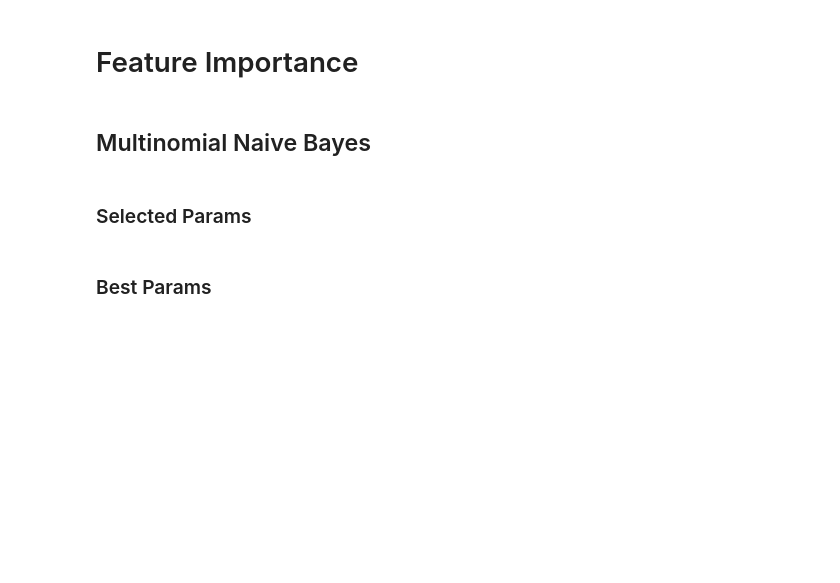
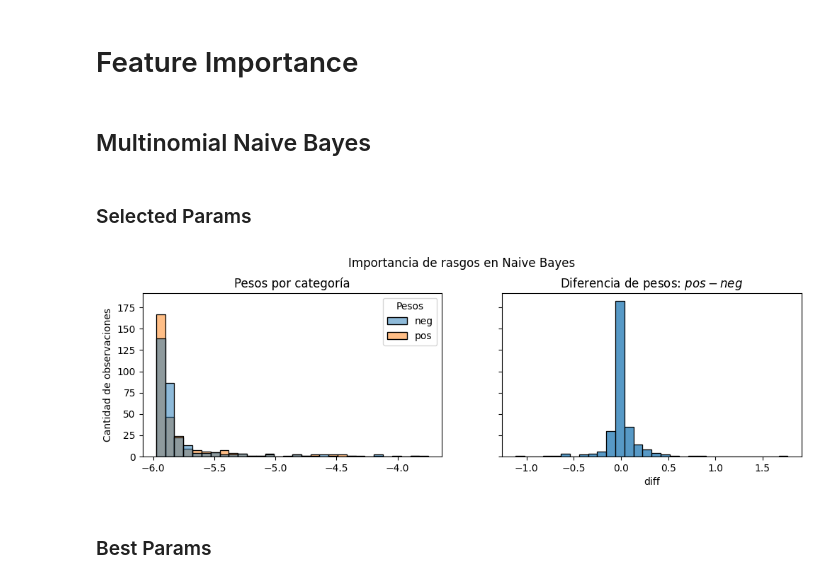
Before and after one commit to macfernandez/eddc-specialization-project, a Jupyter notebook: notebooks/04-methods-classifiers.ipynb, the cells around one changed output. Cells and saved outputs as stored; diff of their text form; code cells hidden in the pictures; blank space fills up the shorter version.

```diff
--- a/notebooks/04-methods-classifiers.ipynb
+++ b/notebooks/04-methods-classifiers.ipynb
@@ -390,9 +434,16 @@ selected_nb_pipeline = build_pipeline(pipeline_steps=[
 ])
 selected_nb_fi = selected_nb_pipeline.fit(X, y)
 # %%
-selected_nb_features = selected_nb_fi[0].vocabulary_
-selected_nb_weights_neg = selected_nb_fi[1].feature_log_prob_[0:]
-selected_nb_weights_pos = selected_nb_fi[1].feature_log_prob_[1:]
+selected_nb_weights = pd.DataFrame({
+        "word": selected_nb_fi[0].vocabulary_.keys(),
+        "neg": selected_nb_fi[1].feature_log_prob_[0],
+        "pos": selected_nb_fi[1].feature_log_prob_[1]
+    }
+)
+# %%
+plot_nb_weights(selected_nb_weights, title="Importancia de rasgos en Naive Bayes", file_name="nb_selected_feature_importance")
+# %% [output]
+[figure, added]
 # %% [markdown]
 ### Best Params
 # %%
```
Also changed, not shown: parts of 15 cells of this notebook.
